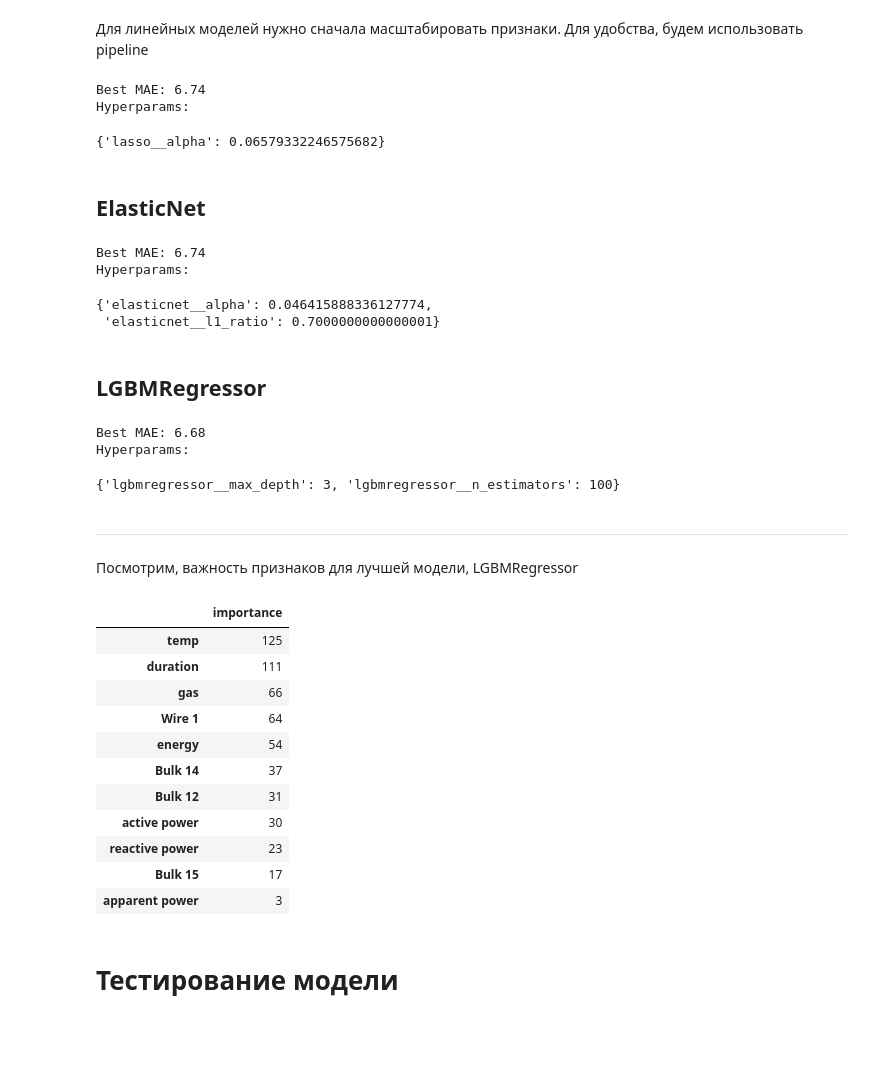
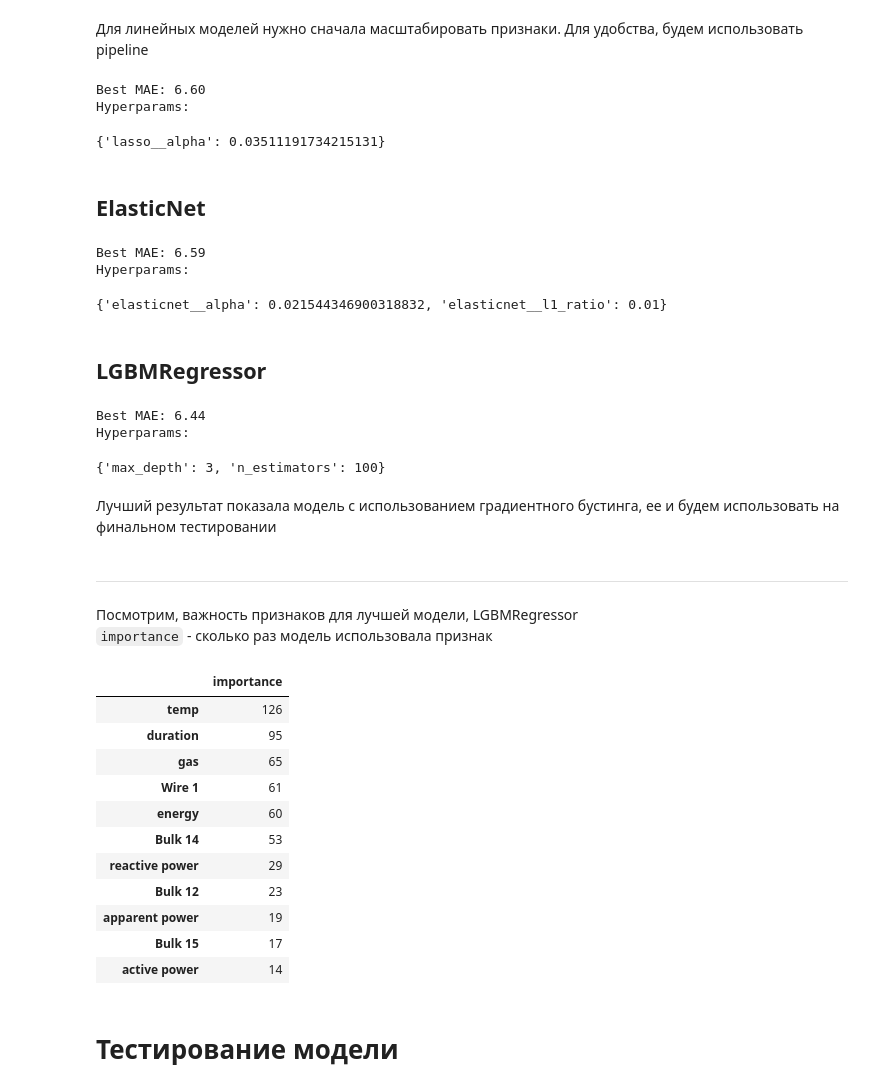
Before and after one commit to alex-blessed/YandexP-projects, a Jupyter notebook: Steel.ipynb, the cells around one changed output. Cells and saved outputs as stored; diff of their text form; code cells hidden in the pictures; blank space fills up the shorter version.

```diff
--- a/Steel.ipynb
+++ b/Steel.ipynb
@@ -847,10 +869,13 @@ plt.show()
 # %%
 X = df_general.drop('target temp', axis=1)
 y = df_general['target temp']
-X_train, X_test, y_train, y_test = train_test_split(X, y, test_size=0.25)
+X_train, X_test, y_train, y_test = train_test_split(
+    X, y, test_size=0.25, random_state=RANDOM_STATE)
 
-X_train_lin = X_train.drop(['reactive power', 'apparent power', 'energy'], axis=1)
-X_test_lin = X_test.drop(['reactive power', 'apparent power', 'energy'], axis=1)
+X_train_lin = X_train.drop(
+    ['reactive power', 'apparent power', 'energy'], axis=1)
+X_test_lin = X_test.drop(
+    ['reactive power', 'apparent power', 'energy'], axis=1)
 print('Train size:', X_train.shape)
 print('Test size:', X_train.shape)
 # %% [output]
@@ -869,16 +894,17 @@ scaler = StandardScaler()
 pipe = make_pipeline(scaler, model)
 params = {
     'lasso__alpha':np.logspace(-2, 1, 100)}
-search = GridSearchCV(pipe, params, scoring='neg_mean_absolute_error', n_jobs=5)
+search = GridSearchCV(
+    pipe, params, scoring='neg_mean_absolute_error', n_jobs=5)
 search.fit(X_train_lin, y_train)
 best_score = np.abs(search.best_score_)
 print('Best MAE:', '{:.2f}'.format(best_score))
 print('Hyperparams:')
 search.best_params_
 # %% [output]
-Best MAE: 6.74
+Best MAE: 6.60
 Hyperparams:
-{'lasso__alpha': 0.06579332246575682}
+{'lasso__alpha': 0.03511191734215131}
 # %% [markdown]
 ## ElasticNet
 # %%
@@ -887,58 +913,62 @@ scaler = StandardScaler()
 pipe = make_pipeline(scaler, model)
 params = {
     'elasticnet__alpha':np.logspace(-2, 1, 10),
-    'elasticnet__l1_ratio':np.linspace(0.1, 1, 10)}
-search = GridSearchCV(pipe, params, scoring='neg_mean_absolute_error', n_jobs=5)
+    'elasticnet__l1_ratio':np.linspace(0.01, 1, 10)}
+search = GridSearchCV(
+    pipe, params, scoring='neg_mean_absolute_error', n_jobs=5)
 search.fit(X_train_lin, y_train)
 best_score = np.abs(search.best_score_)
 print('Best MAE:', '{:.2f}'.format(best_score))
 print('Hyperparams:')
 search.best_params_
 # %% [output]
-Best MAE: 6.74
+Best MAE: 6.59
 Hyperparams:
-{'elasticnet__alpha': 0.046415888336127774,
- 'elasticnet__l1_ratio': 0.7000000000000001}
+{'elasticnet__alpha': 0.021544346900318832, 'elasticnet__l1_ratio': 0.01}
 # %% [markdown]
 ## LGBMRegressor
 # %%
 model = LGBMRegressor(random_state=RANDOM_STATE)
-pipe = make_pipeline(scaler, model)
 params = {
-    'lgbmregressor__max_depth':range(3, 10),
-    'lgbmregressor__n_estimators':np.logspace(1, 3, 15, dtype='int')}
-search = GridSearchCV(pipe, params, scoring='neg_mean_absolute_error', n_jobs=5)
+    'max_depth':range(3, 10),
+    'n_estimators':np.logspace(2, 3, 15, dtype='int')}
+search = GridSearchCV(
+    model, params, scoring='neg_mean_absolute_error', n_jobs=5)
 search.fit(X_train, y_train)
 best_score = np.abs(search.best_score_)
 print('Best MAE:', '{:.2f}'.format(best_score))
 print('Hyperparams:')
 search.best_params_
 # %% [output]
-Best MAE: 6.68
+Best MAE: 6.44
 Hyperparams:
-{'lgbmregressor__max_depth': 3, 'lgbmregressor__n_estimators': 100}
+{'max_depth': 3, 'n_estimators': 100}
+# %% [markdown]
+Лучший результат показала модель с использованием градиентного бустинга, ее и будем использовать на финальном тестировании
 # %% [markdown]
 ---
 # %% [markdown]
 Посмотрим, важность признаков для лучшей модели, LGBMRegressor
+`importance` - сколько раз модель использовала признак
 # %%
-importance = search.best_estimator_.steps[1][1].feature_importances_
+importance = search.best_estimator_.feature_importances_
 features_name = df_general.columns[:-1]
-df_features_importance = pd.DataFrame(importance, index=features_name, columns=['importance'])
+df_features_importance = pd.DataFrame(
+    importance, index=features_name, columns=['importance'])
 df_features_importance.sort_values('importance', ascending=False)
 # %% [output]
 |  | importance |
-| temp | 125 |
-| duration | 111 |
-| gas | 66 |
-| Wire 1 | 64 |
-| energy | 54 |
-| Bulk 14 | 37 |
-| Bulk 12 | 31 |
-| active power | 30 |
-| reactive power | 23 |
+| temp | 126 |
+| duration | 95 |
+| gas | 65 |
+| Wire 1 | 61 |
+| energy | 60 |
+| Bulk 14 | 53 |
+| reactive power | 29 |
+| Bulk 12 | 23 |
+| apparent power | 19 |
 | Bulk 15 | 17 |
-| apparent power | 3 |
+| active power | 14 |
 # %% [markdown]
 # Тестирование модели
 # %% [markdown]
```
Also changed, not shown: parts of 18 cells of this notebook.
